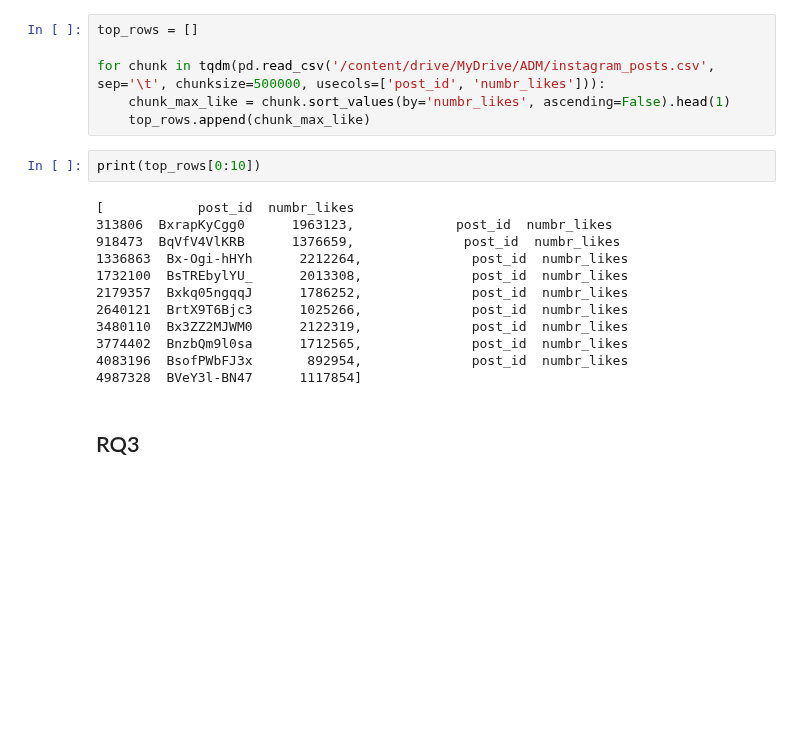
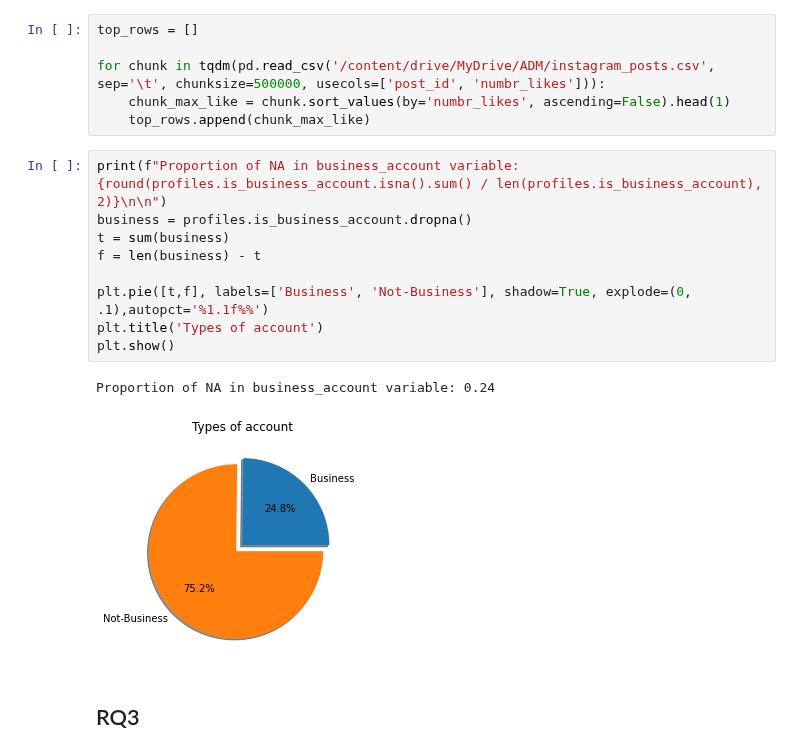
Before and after one commit to Matteo-Candi/ADM_HW2, a Jupyter notebook: Homework_2.ipynb, the cells around one changed output. Cells and saved outputs as stored; diff of their text form; blank space fills up the shorter version.

```diff
--- a/Homework_2.ipynb
+++ b/Homework_2.ipynb
@@ -46,20 +46,18 @@ top_rows = []
 for chunk in tqdm(pd.read_csv('/content/drive/MyDrive/ADM/instagram_posts.csv', sep='\t', chunksize=500000, usecols=['post_id', 'numbr_likes'])):
     chunk_max_like = chunk.sort_values(by='numbr_likes', ascending=False).head(1)
     top_rows.append(chunk_max_like)
-# %%
-print(top_rows[0:10])
-# %% [output]
-[            post_id  numbr_likes
-313806  BxrapKyCgg0      1963123,             post_id  numbr_likes
-918473  BqVfV4VlKRB      1376659,              post_id  numbr_likes
-1336863  Bx-Ogi-hHYh      2212264,              post_id  numbr_likes
-1732100  BsTREbylYU_      2013308,              post_id  numbr_likes
-2179357  Bxkq05ngqqJ      1786252,              post_id  numbr_likes
-2640121  BrtX9T6Bjc3      1025266,              post_id  numbr_likes
-3480110  Bx3ZZ2MJWM0      2122319,              post_id  numbr_likes
-3774402  BnzbQm9l0sa      1712565,              post_id  numbr_likes
-4083196  BsofPWbFJ3x       892954,              post_id  numbr_likes
-4987328  BVeY3l-BN47      1117854]
+# %%
+print(f"Proportion of NA in business_account variable: {round(profiles.is_business_account.isna().sum() / len(profiles.is_business_account), 2)}\n\n")
+business = profiles.is_business_account.dropna()
+t = sum(business)
+f = len(business) - t
+
+plt.pie([t,f], labels=['Business', 'Not-Business'], shadow=True, explode=(0, .1),autopct='%1.1f%%')
+plt.title('Types of account')
+plt.show()
+# %% [output]
+Proportion of NA in business_account variable: 0.24
+[figure, added]
 # %% [markdown]
 ## RQ3
 # %% [markdown]
```
Also changed, not shown: parts of 1 cell of this notebook.
